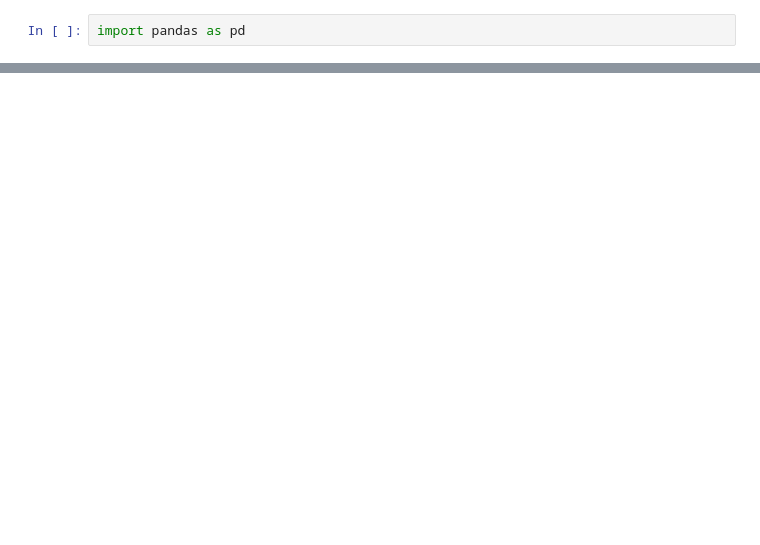
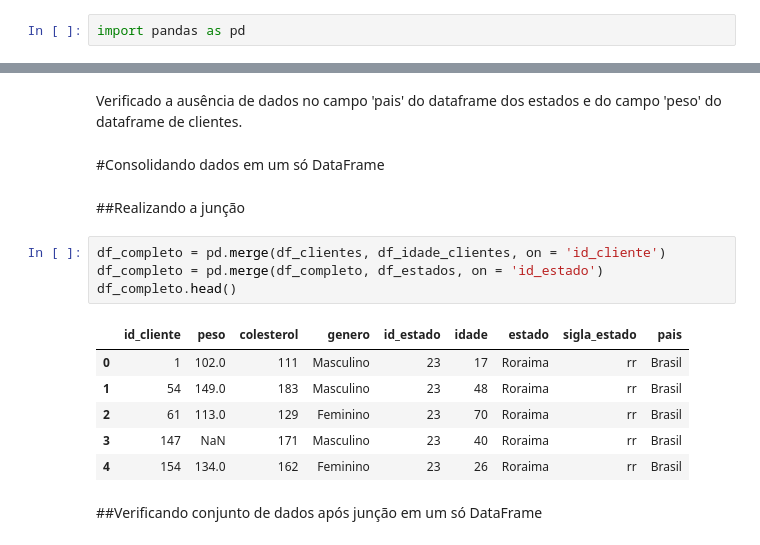
Before and after one commit to GodoyLucas/XPE, a Jupyter notebook: DESM1 - Desafio do Módulo 1/DESM1_Desafio_do_Módulo_1.ipynb, the cells around one changed output, grey strips where cells are left out. Cells and saved outputs as stored; diff of their text form; blank space fills up the shorter version.

```diff
--- a/DESM1 - Desafio do Módulo 1/DESM1_Desafio_do_Módulo_1.ipynb
+++ b/DESM1 - Desafio do Módulo 1/DESM1_Desafio_do_Módulo_1.ipynb
@@ -24,0 +62,19 @@ df_clientes
+# %% [markdown]
+Verificado a ausência de dados no campo 'pais' do dataframe dos estados e do campo 'peso' do dataframe de clientes.
+# %% [markdown]
+#Consolidando dados em um só DataFrame
+# %% [markdown]
+##Realizando a junção
+# %%
+df_completo = pd.merge(df_clientes, df_idade_clientes, on = 'id_cliente')
+df_completo = pd.merge(df_completo, df_estados, on = 'id_estado')
+df_completo.head()
+# %% [output]
+|  | id_cliente | peso | colesterol | genero | id_estado | idade | estado | sigla_estado | pais |
+| 0 | 1 | 102.0 | 111 | Masculino | 23 | 17 | Roraima | rr | Brasil |
+| 1 | 54 | 149.0 | 183 | Masculino | 23 | 48 | Roraima | rr | Brasil |
+| 2 | 61 | 113.0 | 129 | Feminino | 23 | 70 | Roraima | rr | Brasil |
+| 3 | 147 | NaN | 171 | Masculino | 23 | 40 | Roraima | rr | Brasil |
+| 4 | 154 | 134.0 | 162 | Feminino | 23 | 26 | Roraima | rr | Brasil |
+# %% [markdown]
+##Verificando conjunto de dados após junção em um só DataFrame
```
Also changed, not shown: parts of 61 cells of this notebook.
